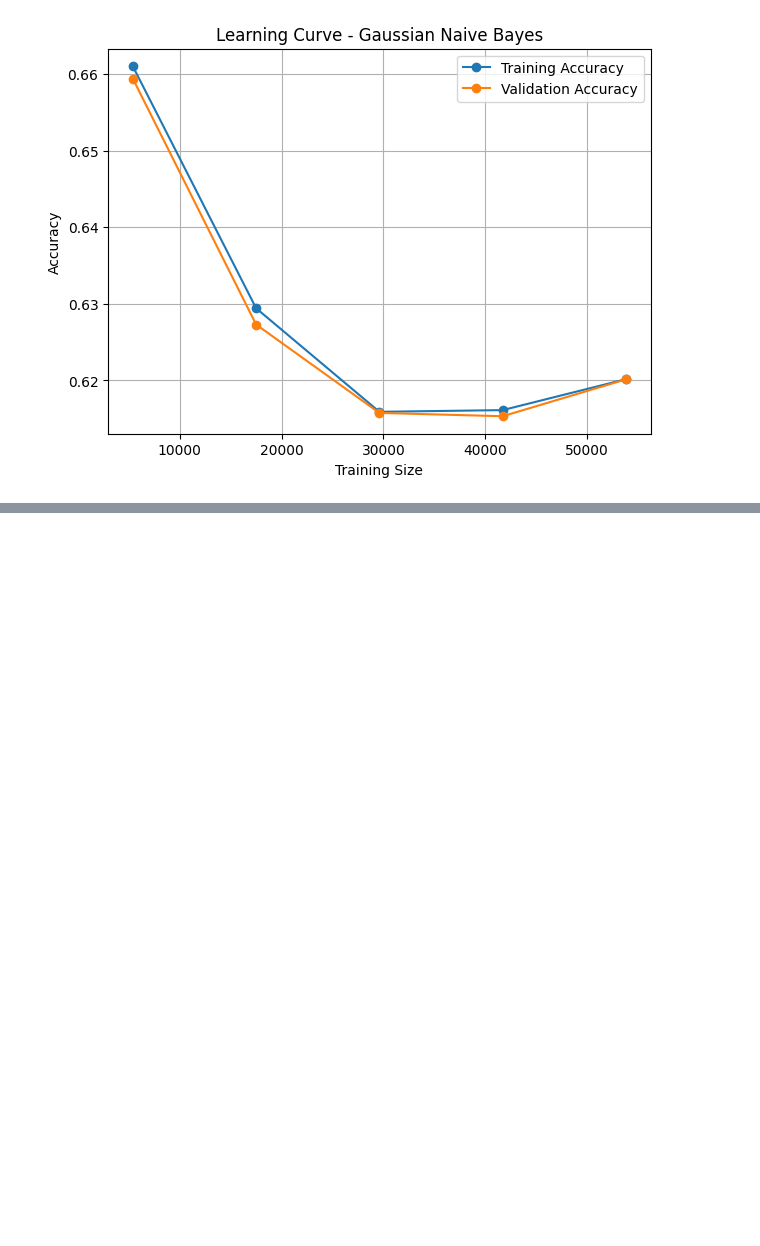
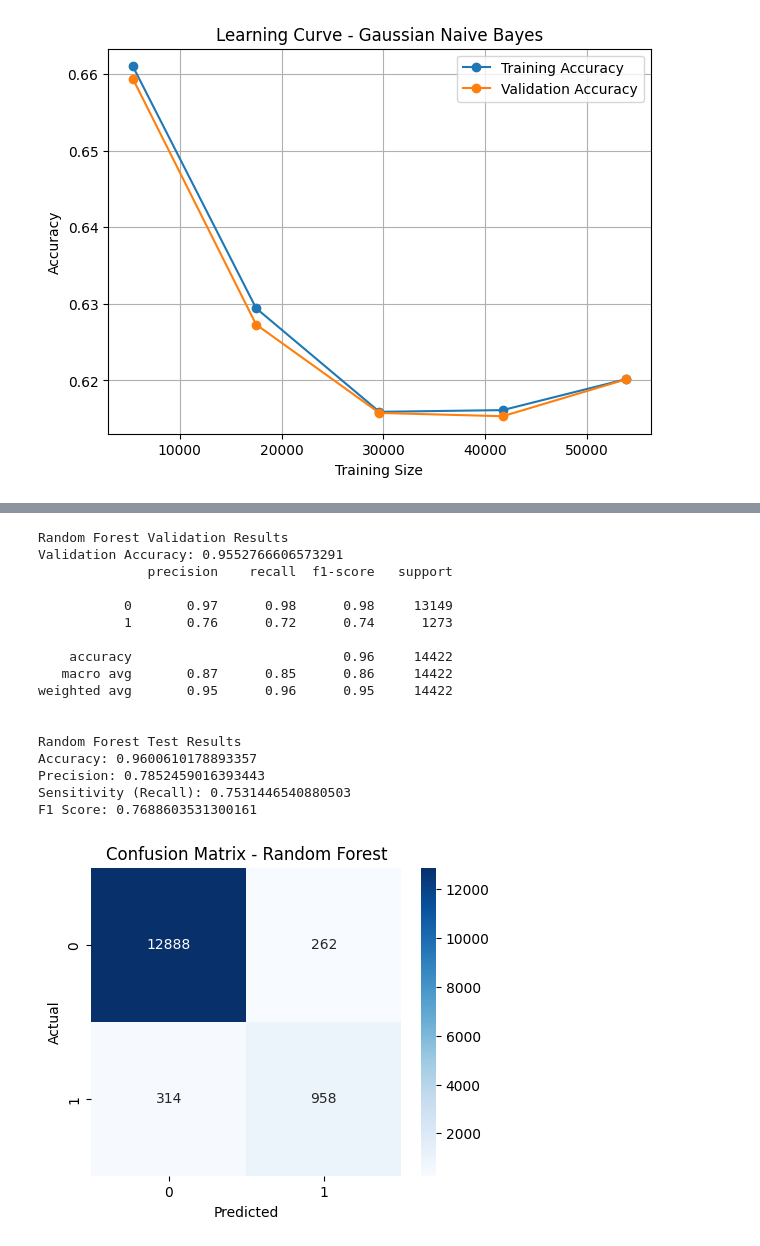
Before and after one commit to mohamedelziat50/Diabetes-Disease-Classification-MIU, a Jupyter notebook: Diabetes_Classification.ipynb, the cells around one changed output, grey strips where cells are left out. Cells and saved outputs as stored; diff of their text form; code cells hidden in the pictures; blank space fills up the shorter version.

Commit message:
Added ensemble learning ( adaboost and random forrest ) and their evaluation as well as a genaral functions for all models and comparioson between them , fadel keda el curve

```diff
--- a/Diabetes_Classification.ipynb
+++ b/Diabetes_Classification.ipynb
@@ -809,0 +856,6 @@ plt.show()
+# %%
+# Create Random Forest model
+rf_model = RandomForestClassifier(
+    n_estimators=100,
+    random_state=42
+)
@@ -809,0 +866,31 @@ plt.show()
+# %%
+# Evaluate Random Forest using the evaluation function
+rf_results = evaluate_model(
+    "Random Forest",
+    rf_model,
+    X_train_smote,
+    y_train_smote,
+    X_val_processed,
+    y_val,
+    X_test_processed,
+    y_test
+)
+# %% [output]
+Random Forest Validation Results
+Validation Accuracy: 0.9552766606573291
+              precision    recall  f1-score   support
+
+           0       0.97      0.98      0.98     13149
+           1       0.76      0.72      0.74      1273
+
+    accuracy                           0.96     14422
+   macro avg       0.87      0.85      0.86     14422
+weighted avg       0.95      0.96      0.95     14422
+
+
+Random Forest Test Results
+Accuracy: 0.9600610178893357
+Precision: 0.7852459016393443
+Sensitivity (Recall): 0.7531446540880503
+F1 Score: 0.7688603531300161
+[figure, added]
```
Also changed, not shown: parts of 17 cells of this notebook.
